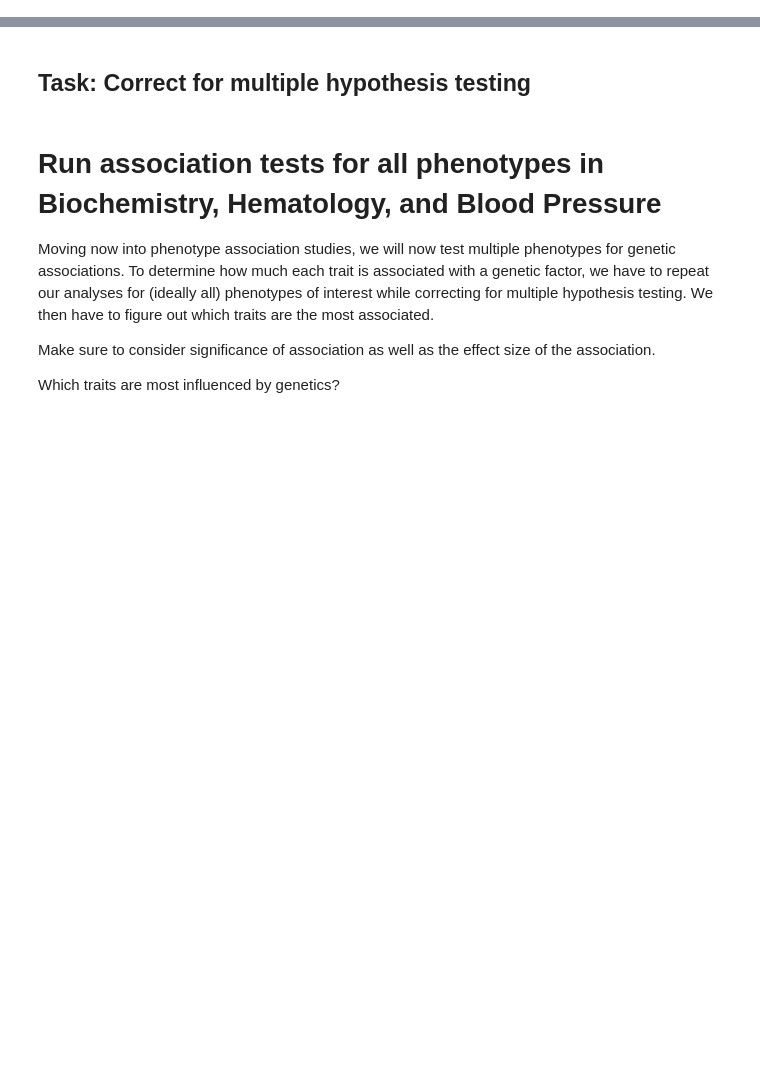
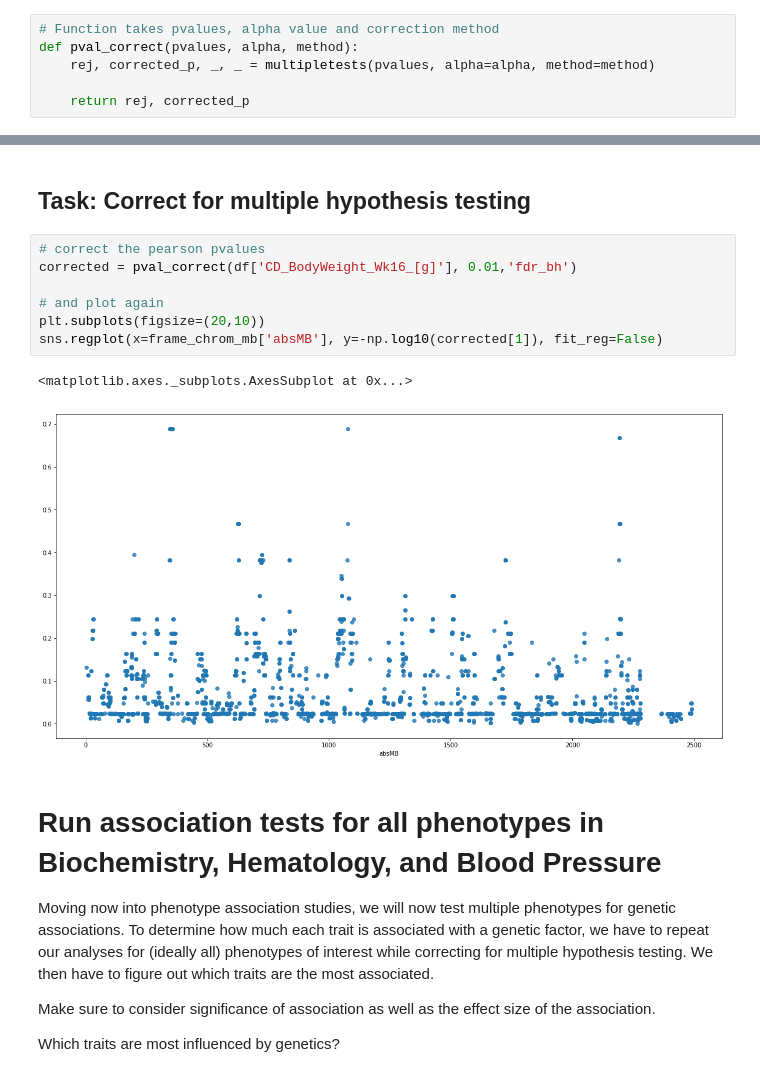
Before and after one commit to JoKuebler/Bioinformatics_ML, a Jupyter notebook: notebooks/Day34_GWAS.ipynb, the cells around one changed output, grey strips where cells are left out. Drawn from its saved outputs; the diff is of its cells as text; blank space fills up the shorter version.

```diff
--- a/notebooks/Day34_GWAS.ipynb
+++ b/notebooks/Day34_GWAS.ipynb
@@ -404,5 +454,11 @@ from statsmodels.sandbox.stats.multicomp import multipletests
 # %% [markdown]
 ### Subtask: Wrap your MHT correction in a function
 Ideally, the function should allow easy access to several parameters including the target $\alpha$ and the correction method
+# %%
+# Function takes pvalues, alpha value and correction method
+def pval_correct(pvalues, alpha, method):
+    rej, corrected_p, _, _ = multipletests(pvalues, alpha=alpha, method=method)
+
+    return rej, corrected_p
 # %% [markdown]
 ### Subtask: Test if the function works as intended
@@ -449,5 +577,15 @@ All of the phenotype data provided in the multi-omics publication is actually no
 # %% [markdown]
 ## Task: Correct for multiple hypothesis testing
+# %%
+# correct the pearson pvalues
+corrected = pval_correct(df['CD_BodyWeight_Wk16_[g]'], 0.01,'fdr_bh')
+
+# and plot again
+plt.subplots(figsize=(20,10))
+sns.regplot(x=frame_chrom_mb['absMB'], y=-np.log10(corrected[1]), fit_reg=False)
+# %% [output]
+<matplotlib.axes._subplots.AxesSubplot at 0x...>
+[figure, added]
 # %% [markdown]
 # Run association tests for all phenotypes in Biochemistry, Hematology, and Blood Pressure
 Moving now into phenotype association studies, we will now test multiple phenotypes for genetic associations. To determine how much each trait is associated with a genetic factor, we have to repeat our analyses for (ideally all) phenotypes of interest while correcting for multiple hypothesis testing. We then have to figure out which traits are the most associated.
```
Also changed, not shown: parts of 11 cells of this notebook.
